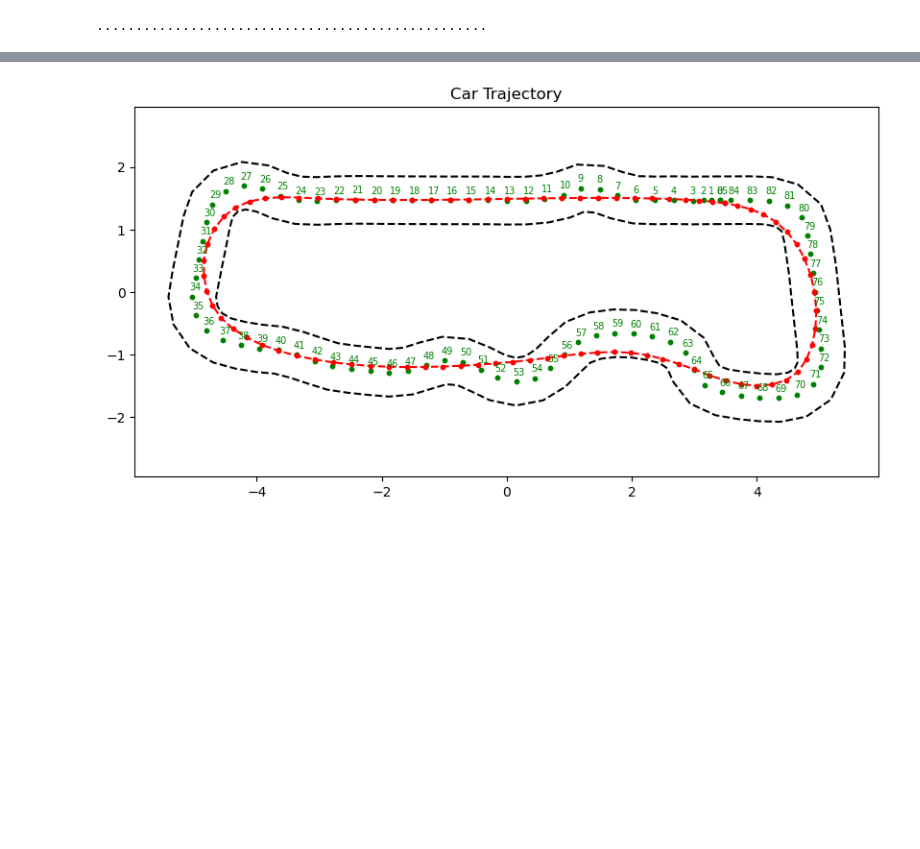
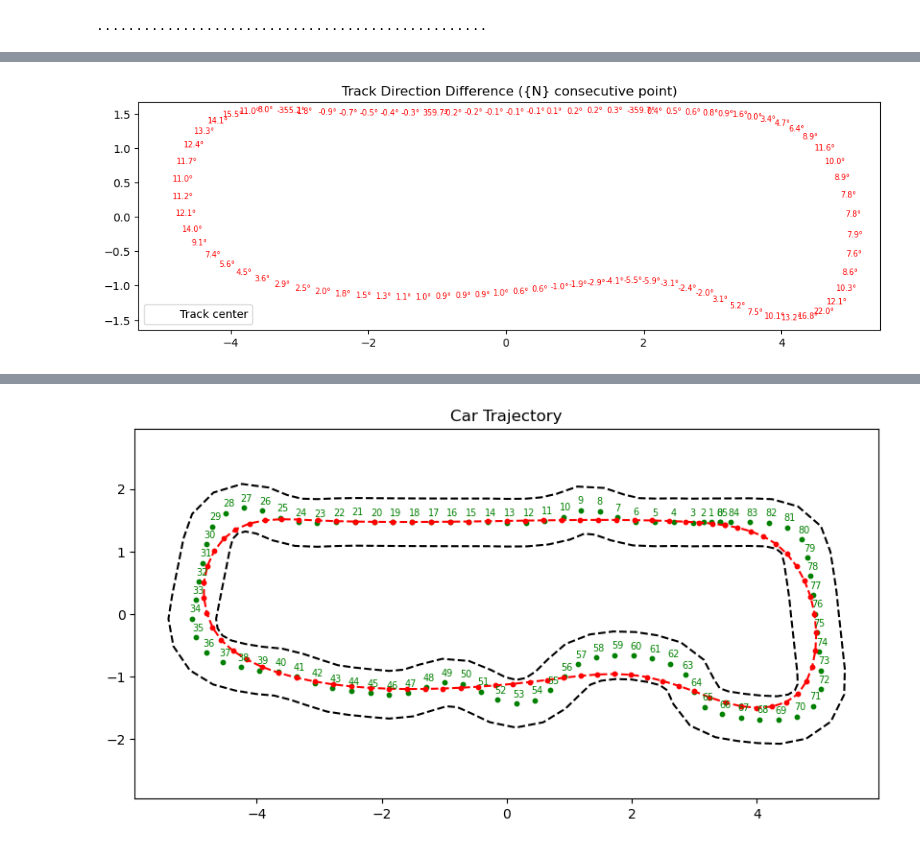
Before and after one commit to nachtdenkerr/42Horsepower, a Jupyter notebook: pre_compute.ipynb, the cells around one changed output, grey strips where cells are left out. Saved outputs shown, nothing was run; the diff lists cells and outputs as text; code cells hidden in the pictures; blank space fills up the shorter version.

```diff
--- a/pre_compute.ipynb
+++ b/pre_compute.ipynb
@@ -288,0 +251,3 @@ plt.show()
+# %%
+ideal_track_angles = calculate_vector_angle_on_track(ideal_race_line)
+original_track_angles = calculate_vector_angle_on_track(center_line)
@@ -288,0 +260,13 @@ plt.show()
+# %%
+one_point_angle_diff = np.roll(ideal_track_angles, -1, axis=0) - ideal_track_angles
+xs, ys = ideal_race_line[:, 0], ideal_race_line[:, 1]
+plt.figure(figsize=(12, 6))
+plt.plot(xs, ys, "w-", linewidth=1, label="Track center")
+for i in range(1, len(one_point_angle_diff), 1):
+	plt.text(xs[i], ys[i], f"{one_point_angle_diff[i]:.1f}°", fontsize=7, color="red")
+plt.gca().set_aspect("equal")
+plt.title("Track Direction Difference ({N} consecutive point)")
+plt.legend()
+plt.show()
+# %% [output]
+[figure, added]
```
Also changed, not shown: parts of 18 cells of this notebook, 2 other files.
